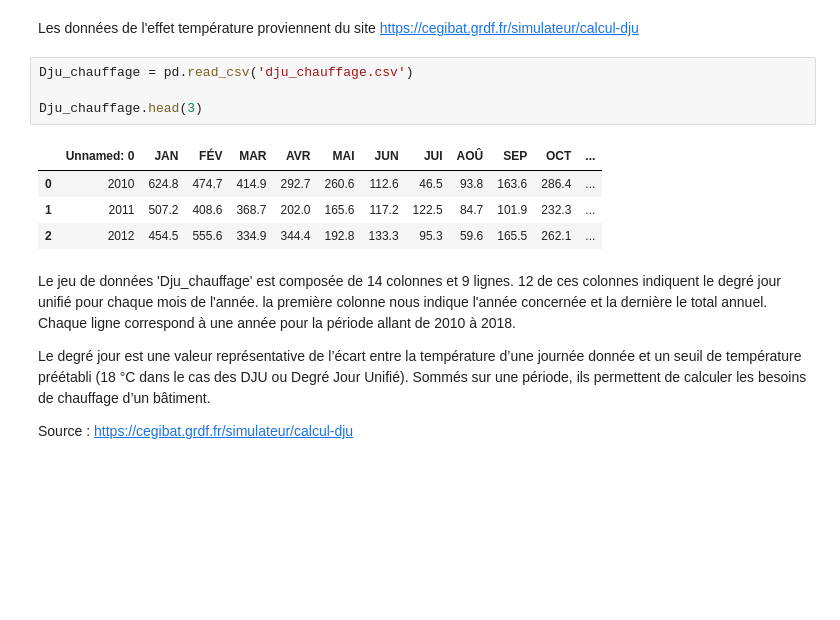
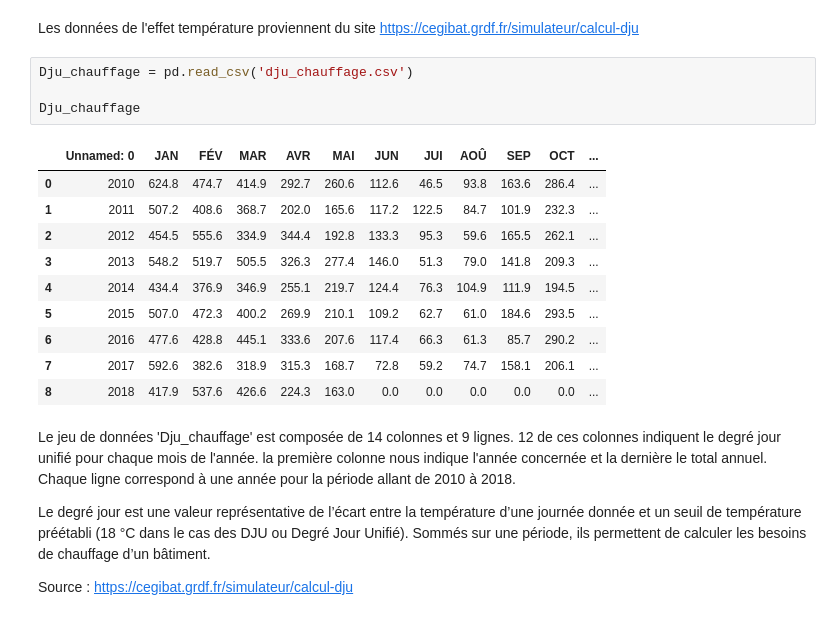
Before and after one commit to MattSioll/DataAnalyst, a Jupyter notebook: Projet 9/P9_01_code.ipynb, the cells around one changed output. Drawn from its saved outputs; the diff is of its cells as text; blank space fills up the shorter version.

```diff
--- a/Projet 9/P9_01_code.ipynb
+++ b/Projet 9/P9_01_code.ipynb
@@ -55,12 +55,18 @@ Les données de l'effet température proviennent du site https://cegibat.grdf.fr
 # %%
 Dju_chauffage = pd.read_csv('dju_chauffage.csv')
 
-Dju_chauffage.head(3)
+Dju_chauffage
 # %% [output]
 |  | Unnamed: 0 | JAN | FÉV | MAR | AVR | MAI | JUN | JUI | AOÛ | SEP | OCT | ... |
 | 0 | 2010 | 624.8 | 474.7 | 414.9 | 292.7 | 260.6 | 112.6 | 46.5 | 93.8 | 163.6 | 286.4 | ... |
 | 1 | 2011 | 507.2 | 408.6 | 368.7 | 202.0 | 165.6 | 117.2 | 122.5 | 84.7 | 101.9 | 232.3 | ... |
 | 2 | 2012 | 454.5 | 555.6 | 334.9 | 344.4 | 192.8 | 133.3 | 95.3 | 59.6 | 165.5 | 262.1 | ... |
+| 3 | 2013 | 548.2 | 519.7 | 505.5 | 326.3 | 277.4 | 146.0 | 51.3 | 79.0 | 141.8 | 209.3 | ... |
+| 4 | 2014 | 434.4 | 376.9 | 346.9 | 255.1 | 219.7 | 124.4 | 76.3 | 104.9 | 111.9 | 194.5 | ... |
+| 5 | 2015 | 507.0 | 472.3 | 400.2 | 269.9 | 210.1 | 109.2 | 62.7 | 61.0 | 184.6 | 293.5 | ... |
+| 6 | 2016 | 477.6 | 428.8 | 445.1 | 333.6 | 207.6 | 117.4 | 66.3 | 61.3 | 85.7 | 290.2 | ... |
+| 7 | 2017 | 592.6 | 382.6 | 318.9 | 315.3 | 168.7 | 72.8 | 59.2 | 74.7 | 158.1 | 206.1 | ... |
+| 8 | 2018 | 417.9 | 537.6 | 426.6 | 224.3 | 163.0 | 0.0 | 0.0 | 0.0 | 0.0 | 0.0 | ... |
 # %% [markdown]
 Le jeu de données 'Dju_chauffage' est composée de 14 colonnes et 9 lignes. 12 de ces colonnes indiquent le degré jour unifié pour chaque mois de l'année. la première colonne nous indique l'année concernée et la dernière le total annuel. Chaque ligne correspond à une année pour la période allant de 2010 à 2018.
 
```
Also changed, not shown: parts of 9 cells of this notebook.
